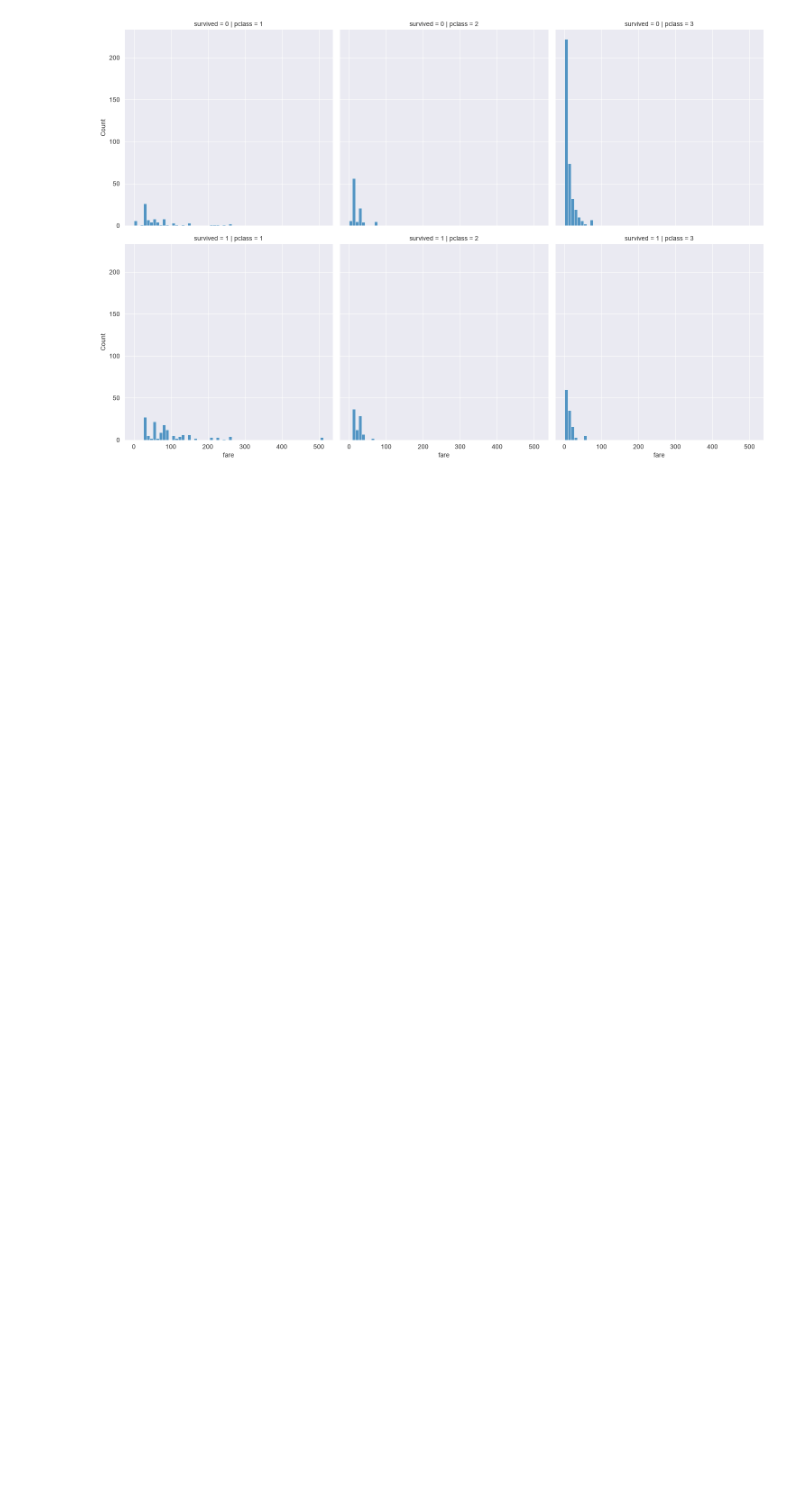
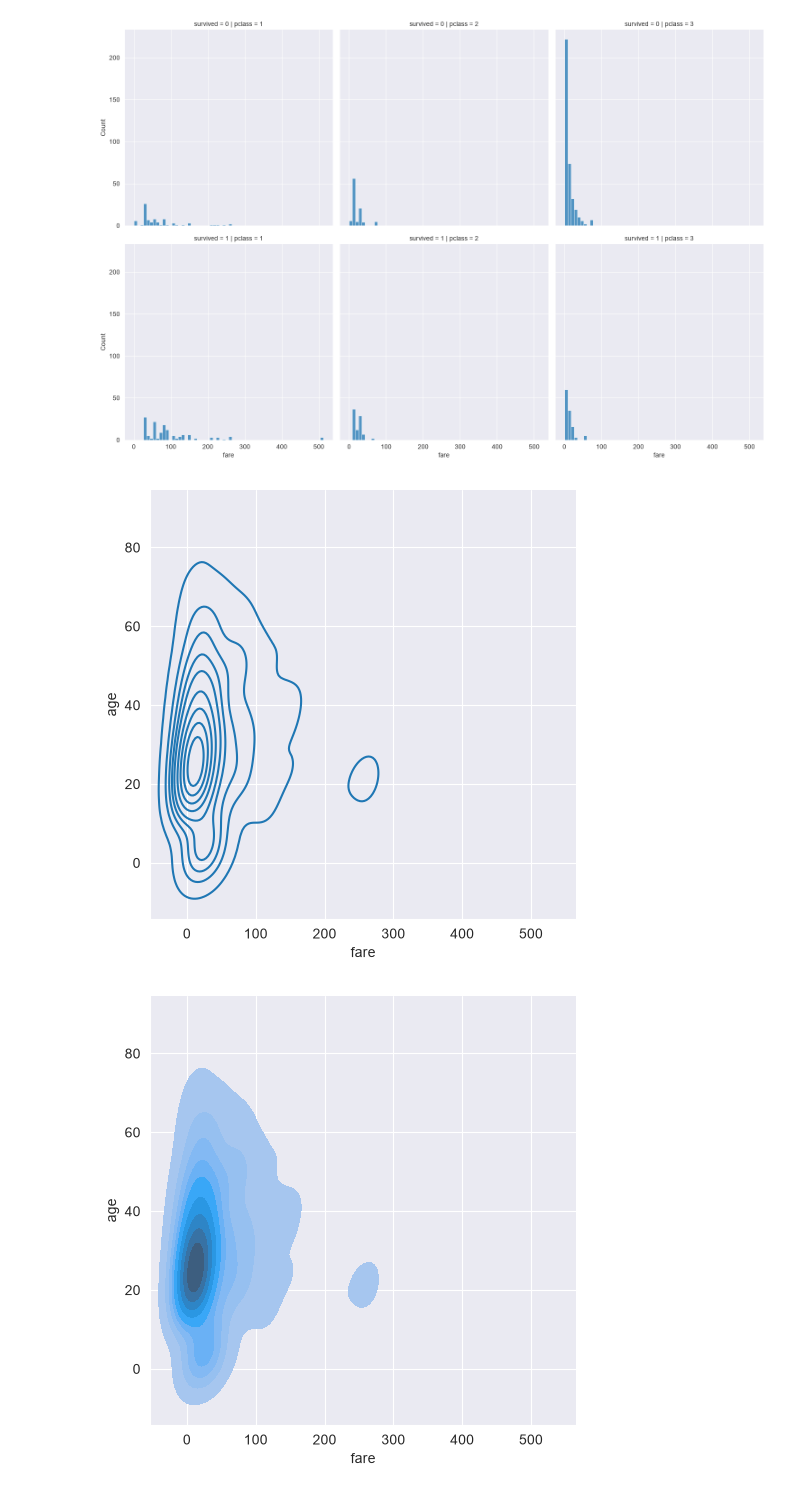
Before and after one commit to SEOWOOSANG/18_data_analytics, a Jupyter notebook: 02_seaborn.ipynb, the cells around one changed output. Saved outputs shown, nothing was run; the diff lists cells and outputs as text; code cells hidden in the pictures; blank space fills up the shorter version.

```diff
--- a/02_seaborn.ipynb
+++ b/02_seaborn.ipynb
@@ -155,3 +155,25 @@ sns.displot(
 plt.show()
 # %% [output]
 [figure]
+# %%
+sns.displot(
+    x="fare",
+    y="age",
+    data=titanic,
+    kind="kde",
+)
+
+plt.show()
+
+sns.displot(
+    x="fare",
+    y="age",
+    data=titanic,
+    kind="kde",
+    fill="True"
+)
+
+plt.show()
+# %% [output]
+[figure, added]
+[figure, added]
```
Also changed, not shown: parts of 4 cells of this notebook.
